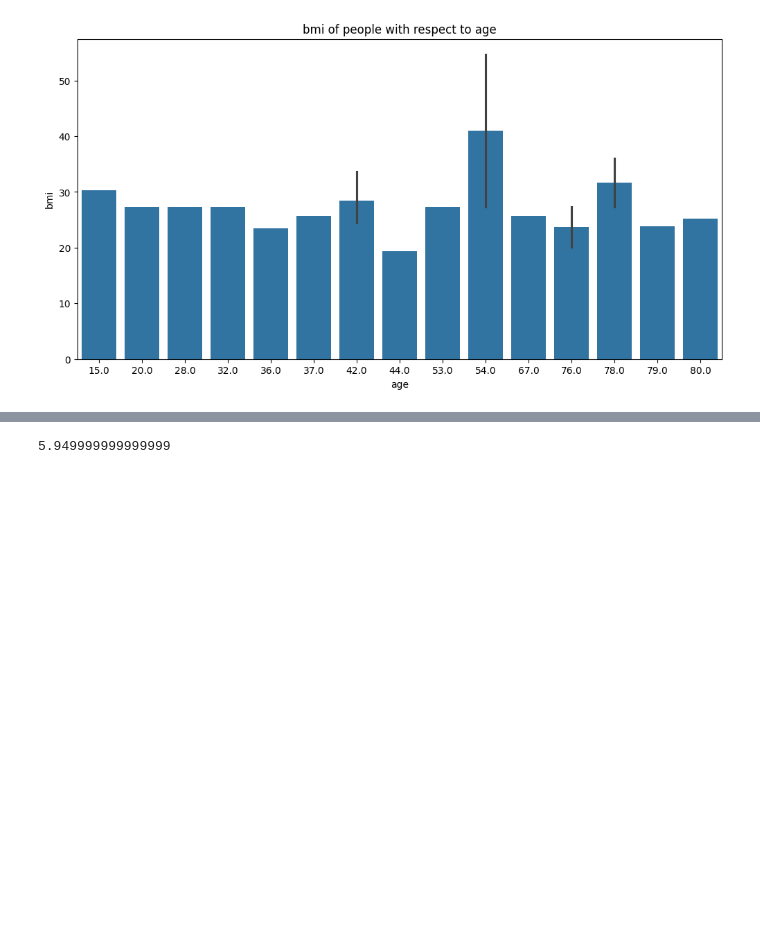
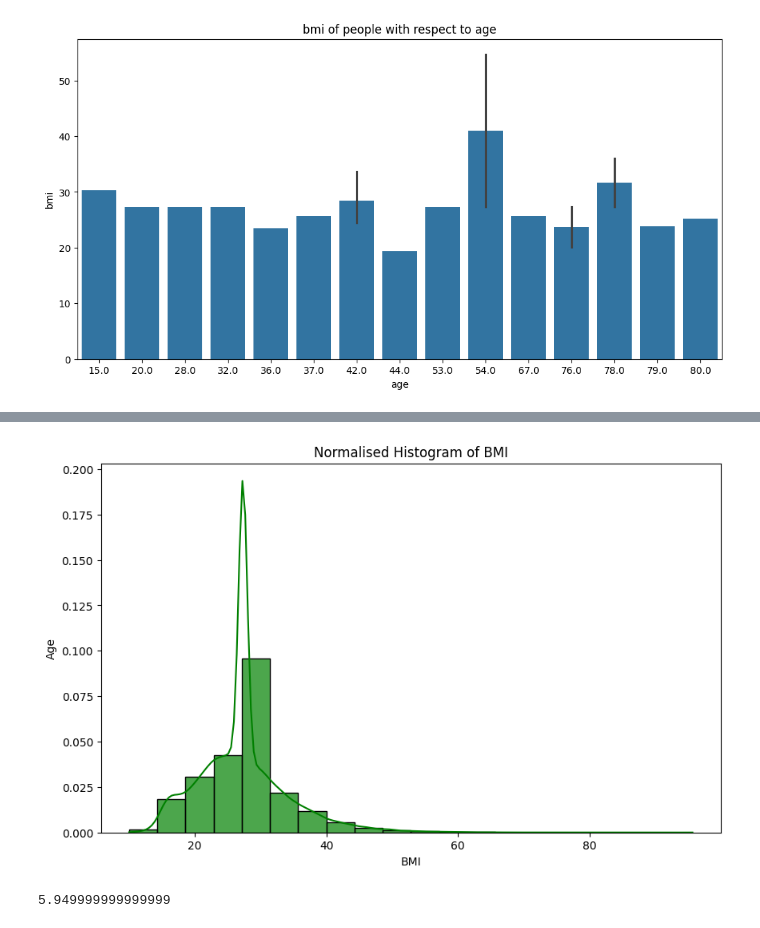
Before and after one commit to diablo010/Diabetes-Prediction, a Jupyter notebook: diabetes.ipynb, the cells around one changed output, grey strips where cells are left out. Cells and saved outputs as stored; diff of their text form; code cells hidden in the pictures; blank space fills up the shorter version.

```diff
--- a/diabetes.ipynb
+++ b/diabetes.ipynb
@@ -123,3 +148,19 @@ plt.show()
+# %%
+#set figure size
+plt.figure(figsize = (10, 6))
+
+#Create a normalised histogram for bmi
+sns.histplot(df1["bmi"], bins = 20, kde = True, stat = "density", color = "green", alpha = 0.7)
+
+#Labels and title
+plt.xlabel("BMI")
+plt.ylabel("Age")
+plt.title("Normalised Histogram of BMI")
+
+# Show the plot
+plt.show()
+# %% [output]
+[figure, added]
 # %%
 field = "bmi"
 
```
Also changed, not shown: parts of 7 cells of this notebook.
